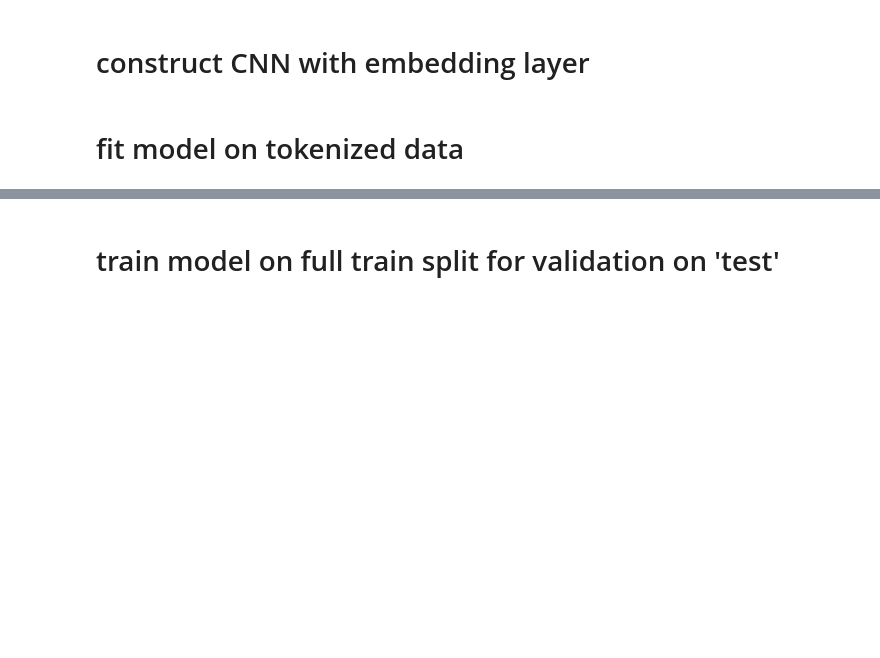
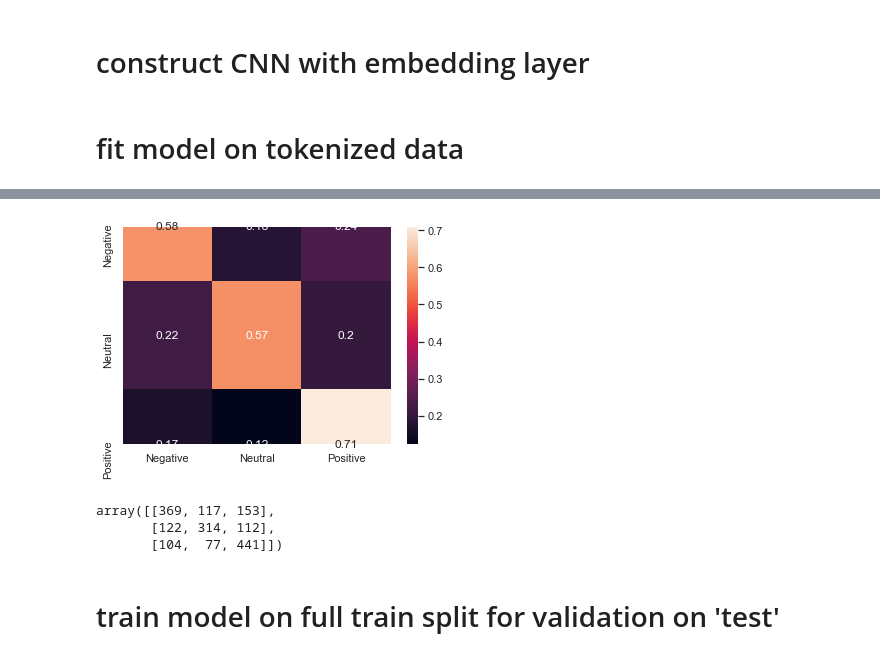
Before and after one commit to Caellwyn/product-flexible-twitter-sentiment-analysis, a Jupyter notebook: notebooks/exploratory/matt_model_developement.ipynb, the cells around one changed output, grey strips where cells are left out. Drawn from its saved outputs; the diff is of its cells as text; code cells hidden in the pictures; blank space fills up the shorter version.

Commit message:
updates to model dev notebook

```diff
--- a/notebooks/exploratory/matt_model_developement.ipynb
+++ b/notebooks/exploratory/matt_model_developement.ipynb
@@ -43,3 +44,8 @@ cleaned_df = dp.df_clean(lem=False)
+# %%
+csv_path = data_path / 'combined_no_lem.csv'
+cleaned_df = pd.read_csv(csv_path)
+# %%
+cleaned_df.dropna(inplace=True)
 # %%
 cleaned_df.head(5)
 # %% [output]
@@ -127,17 +144,20 @@ X_test_tokens = sequence.pad_sequences(X_test_tokenized, maxlen=sequence_length)
 # %%
 partial_model = Sequential()
 
-embedding_size = 128
+embedding_size = 64
 partial_model.add(Embedding(input_dim=len(set(X_tr_corpus)), output_dim=embedding_size, input_length=sequence_length))
-partial_model.add(Conv1D(filters=32, kernel_size=4, activation='relu'))
-partial_model.add(Dropout(0.5))
-partial_model.add(MaxPooling1D(pool_size=2))
+partial_model.add(Conv1D(filters=64, kernel_size=5, activation='tanh'))
+partial_model.add(Dropout(0.7))
+partial_model.add(MaxPooling1D(pool_size=3))
 partial_model.add(Flatten())
 partial_model.add(Dense(units=30, activation='tanh'))
+partial_model.add(Dropout(.5))
+partial_model.add(Dense(units=10, activation='tanh'))
+partial_model.add(Dropout(.5))
 partial_model.add(Dense(units=3, activation='softmax'))
 partial_model.compile(loss='categorical_crossentropy', optimizer='adam', metrics=['accuracy'])
 # %% [markdown]
 # fit model on tokenized data
 # %%
-partial_model.fit(X_tr_tokens, y_tr, validation_data=(X_v_tokens, y_v), epochs=7, batch_size=32)
+partial_model.fit(X_tr_tokens, pd.get_dummies(y_tr), validation_data=(X_v_tokens, pd.get_dummies(y_v)), epochs=10, batch_size=512)
 # %% [output]
@@ -158,4 +184,14 @@ Epoch 7/7
 <tensorflow.python.keras.callbacks.History at 0x...>
+# %%
+me.plot_confusion_matrix(y_v, np.argmax(partial_model.predict(X_v_tokens), axis=1))
+# %% [output]
+[figure, added]
+# %%
+confusion_matrix(y_v, np.argmax(partial_model.predict(X_v_tokens), axis=1))
+# %% [output]
+array([[369, 117, 153],
+       [122, 314, 112],
+       [104,  77, 441]])
 # %% [markdown]
 # train model on full train split for validation on 'test'
 # %%
```
Also changed, not shown: parts of 17 cells of this notebook.
